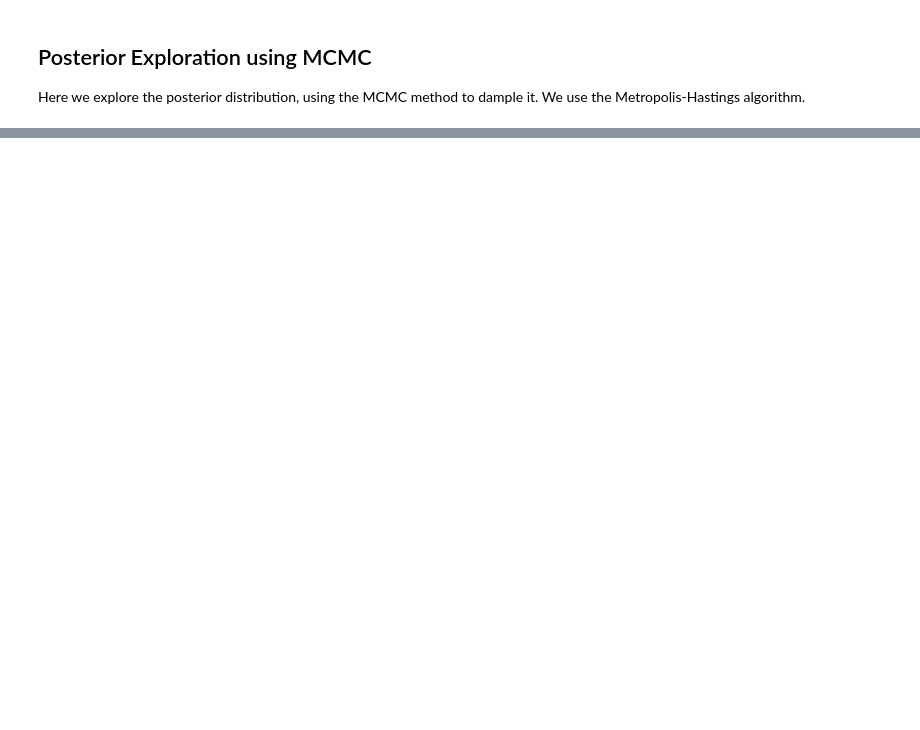
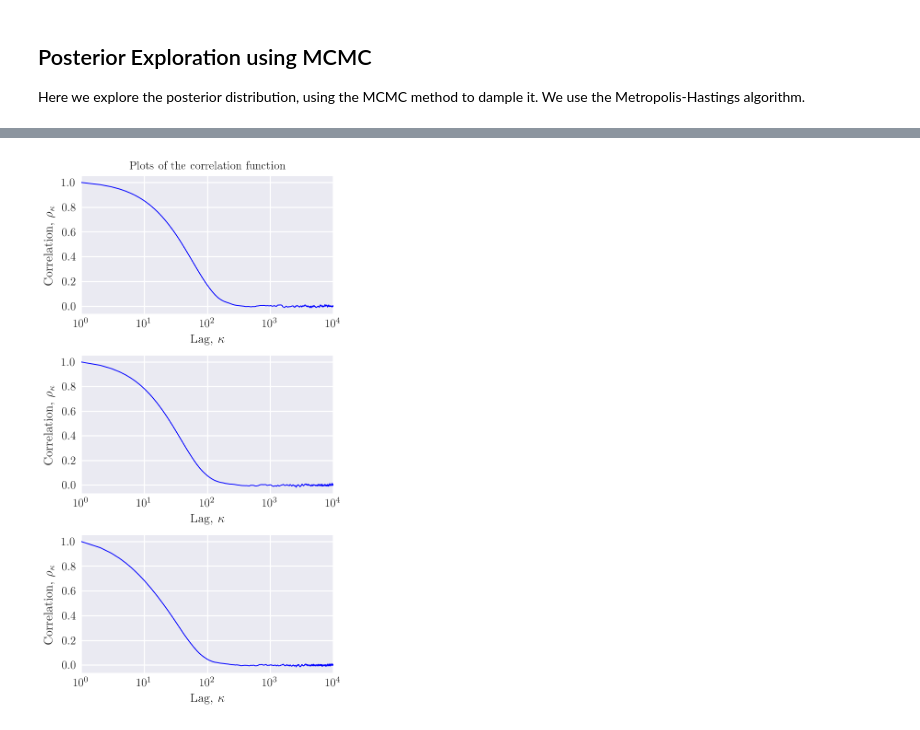
Before and after one commit to dtanoglidis/Astrostatistics, a Jupyter notebook: Assignment 3.ipynb, the cells around one changed output, grey strips where cells are left out. Cells and saved outputs as stored; diff of their text form; code cells hidden in the pictures; blank space fills up the shorter version.

```diff
--- a/Assignment 3.ipynb
+++ b/Assignment 3.ipynb
@@ -544,0 +652,31 @@ fig = c.plotter.plot()
+# %%
+kap, corr_a = autocorrelation(chain_a)
+kap, corr_b = autocorrelation(chain_b)
+kap, corr_c = autocorrelation(chain_c)
+# %%
+fig, ax = plt.subplots(3, 1, figsize = (4,7))
+
+ax[0].plot(kap, corr_a, c='blue', linewidth=0.8)
+ax[0].set_xscale('log')
+ax[0].set_xlim(1,1e4)
+ax[0].set_xlabel('Lag, $\kappa$')
+ax[0].set_ylabel(r'Correlation, $\rho_\kappa$')
+
+ax[1].plot(kap, corr_b, c='blue', linewidth=0.8)
+ax[1].set_xscale('log')
+ax[1].set_xlim(1,1e4)
+ax[1].set_xlabel('Lag, $\kappa$')
+ax[1].set_ylabel(r'Correlation, $\rho_\kappa$')
+
+ax[2].plot(kap, corr_c, c='blue', linewidth=0.8)
+ax[2].set_xscale('log')
+ax[2].set_xlim(1,1e4)
+ax[2].set_xlabel('Lag, $\kappa$')
+ax[2].set_ylabel(r'Correlation, $\rho_\kappa$')
+
+
+ax[0].set_title('Plots of the correlation function', fontsize=10)
+plt.tight_layout()
+plt.show()
+# %% [output]
+[figure, added]
```
Also changed, not shown: parts of 17 cells of this notebook.
